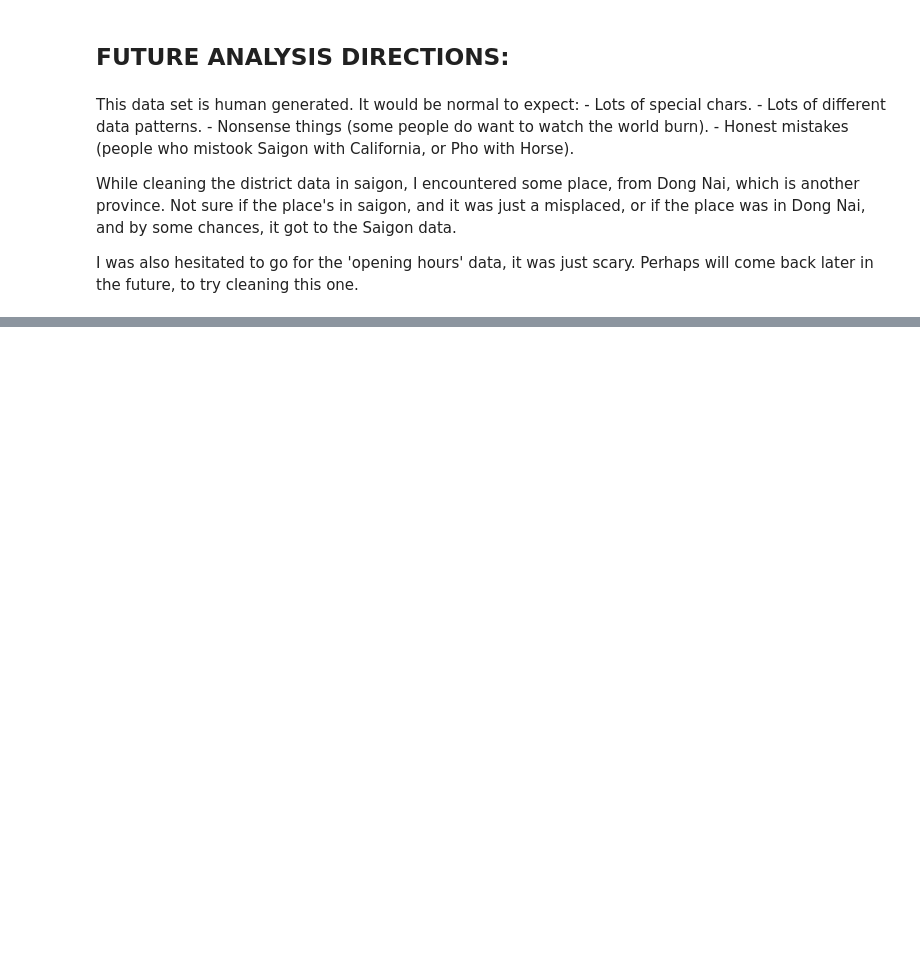
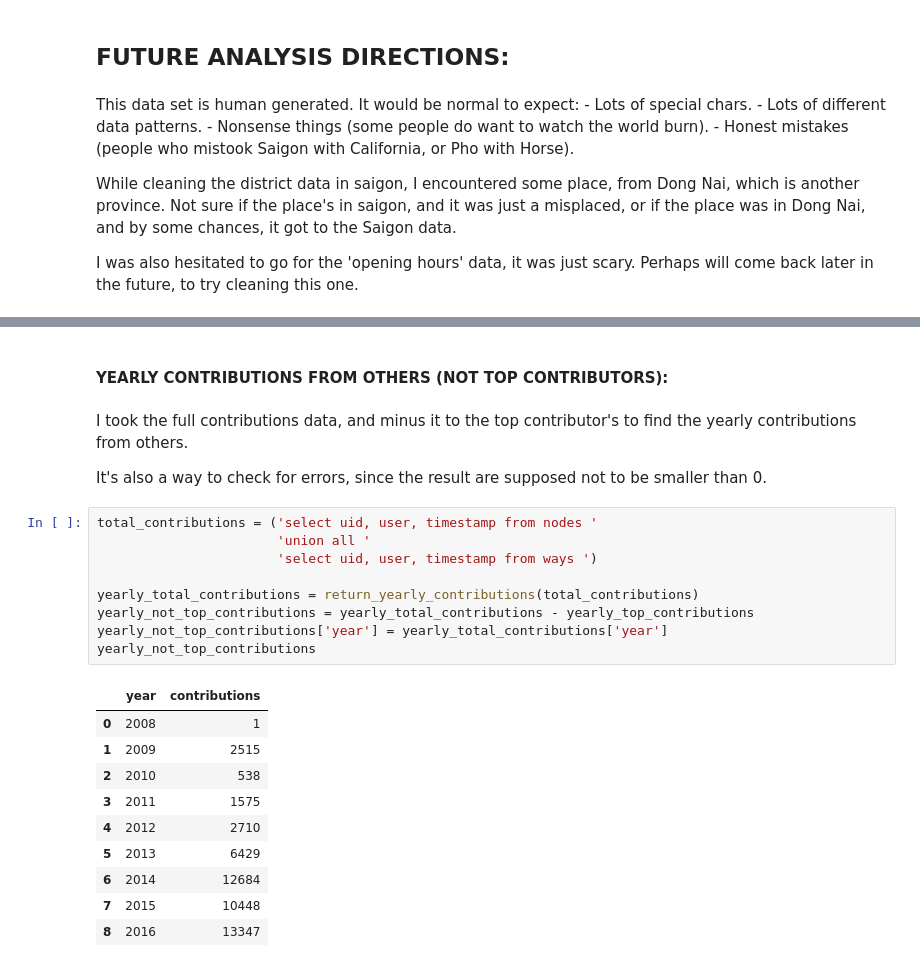
Before and after one commit to Linhnguyen14/stick, a Jupyter notebook: openstreetmap/SaigonOSM.ipynb, the cells around one changed output, grey strips where cells are left out. Saved outputs shown, nothing was run; the diff lists cells and outputs as text; blank space fills up the shorter version.

```diff
--- a/openstreetmap/SaigonOSM.ipynb
+++ b/openstreetmap/SaigonOSM.ipynb
@@ -565,0 +610,26 @@ I was also hesitated to go for the 'opening hours' data, it was just scary. Perh
+# %% [markdown]
+#### YEARLY CONTRIBUTIONS FROM OTHERS (NOT TOP CONTRIBUTORS):
+# %% [markdown]
+I took the full contributions data, and minus it to the top contributor's to find the yearly contributions from others.
+
+It's also a way to check for errors, since the result are supposed not to be smaller than 0.
+# %%
+total_contributions = ('select uid, user, timestamp from nodes '
+                       'union all '
+                       'select uid, user, timestamp from ways ')
+
+yearly_total_contributions = return_yearly_contributions(total_contributions)
+yearly_not_top_contributions = yearly_total_contributions - yearly_top_contributions
+yearly_not_top_contributions['year'] = yearly_total_contributions['year']
+yearly_not_top_contributions
+# %% [output]
+|  | year | contributions |
+| 0 | 2008 | 1 |
+| 1 | 2009 | 2515 |
+| 2 | 2010 | 538 |
+| 3 | 2011 | 1575 |
+| 4 | 2012 | 2710 |
+| 5 | 2013 | 6429 |
+| 6 | 2014 | 12684 |
+| 7 | 2015 | 10448 |
+| 8 | 2016 | 13347 |
```
Also changed, not shown: parts of 19 cells of this notebook, 1 other file.
